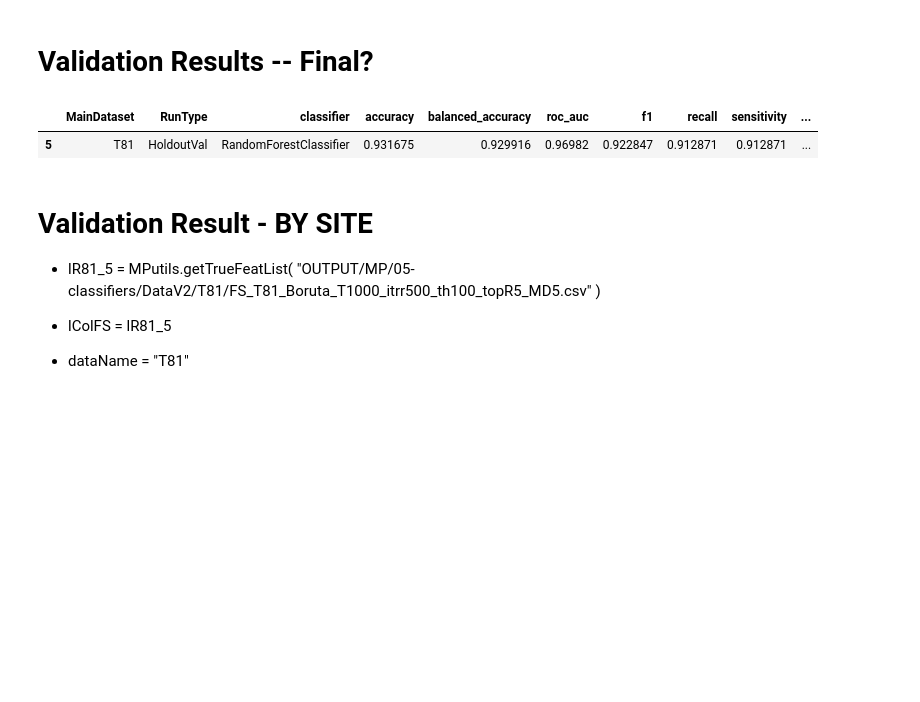
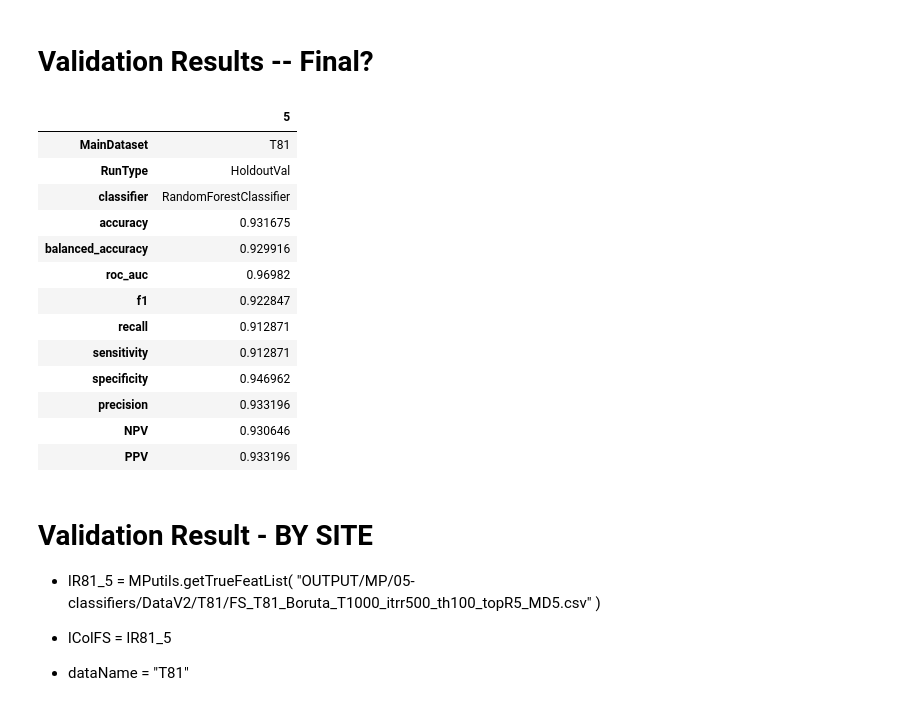
Before and after one commit to davidtweddell/lc_repo, a Jupyter notebook: 05-classifiers-parse-results.ipynb, the cells around one changed output. Saved outputs shown, nothing was run; the diff lists cells and outputs as text; code cells hidden in the pictures; blank space fills up the shorter version.

```diff
--- a/05-classifiers-parse-results.ipynb
+++ b/05-classifiers-parse-results.ipynb
@@ -501,10 +589,22 @@ dfValRes
 # %% [markdown]
 # Validation Results -- Final?
 # %%
-dfValRes.query(f'classifier=="RandomForestClassifier" and param_clf__max_depth==10 and param_clf__n_estimators==1000')[[x for x in lPrettyCols if 'brt_' not in x]]
+dfValRes.query(f'classifier=="RandomForestClassifier" and param_clf__max_depth==10 and param_clf__n_estimators==1000')[[x for x in lPrettyCols if 'brt_' not in x]].T
 # %% [output]
-|  | MainDataset | RunType | classifier | accuracy | balanced_accuracy | roc_auc | f1 | recall | sensitivity | ... |
-| 5 | T81 | HoldoutVal | RandomForestClassifier | 0.931675 | 0.929916 | 0.96982 | 0.922847 | 0.912871 | 0.912871 | ... |
+|  | 5 |
+| MainDataset | T81 |
+| RunType | HoldoutVal |
+| classifier | RandomForestClassifier |
+| accuracy | 0.931675 |
+| balanced_accuracy | 0.929916 |
+| roc_auc | 0.96982 |
+| f1 | 0.922847 |
+| recall | 0.912871 |
+| sensitivity | 0.912871 |
+| specificity | 0.946962 |
+| precision | 0.933196 |
+| NPV | 0.930646 |
+| PPV | 0.933196 |
 # %% [markdown]
 # Validation Result - BY SITE
 
```
Also changed, not shown: parts of 7 cells of this notebook.
